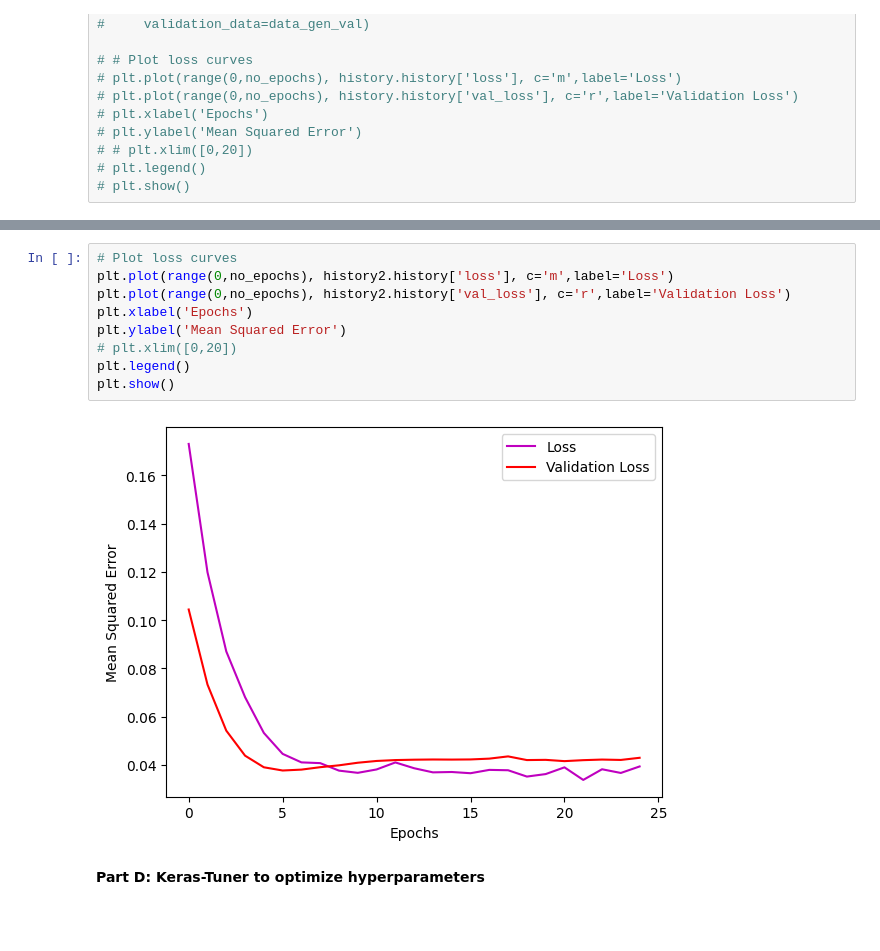
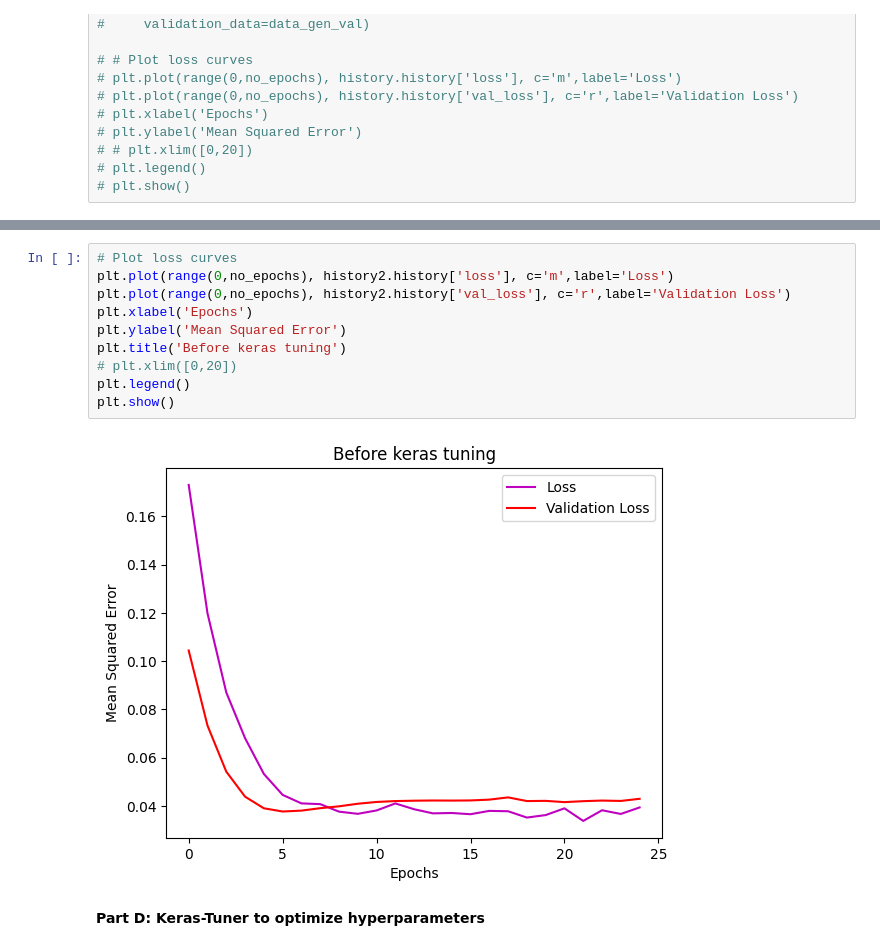
Before and after one commit to hannahzafar/UMDAOSC650, a Jupyter notebook: FinalProject_Zafar.ipynb, the cells around one changed output, grey strips where cells are left out. Saved outputs shown, nothing was run; the diff lists cells and outputs as text; blank space fills up the shorter version.

```diff
--- a/FinalProject_Zafar.ipynb
+++ b/FinalProject_Zafar.ipynb
@@ -387,14 +387,15 @@ Epoch 25/25
 # %%
 # Plot loss curves
 plt.plot(range(0,no_epochs), history2.history['loss'], c='m',label='Loss')
 plt.plot(range(0,no_epochs), history2.history['val_loss'], c='r',label='Validation Loss')
 plt.xlabel('Epochs')
 plt.ylabel('Mean Squared Error')
+plt.title('Before keras tuning')
 # plt.xlim([0,20])
 plt.legend()
 plt.show()
 # %% [output]
-[figure, old version]
+[figure, new version]
 # %% [markdown]
 **Part D: Keras-Tuner to optimize hyperparameters**
 # %%
```
Also changed, not shown: parts of 6 cells of this notebook.
